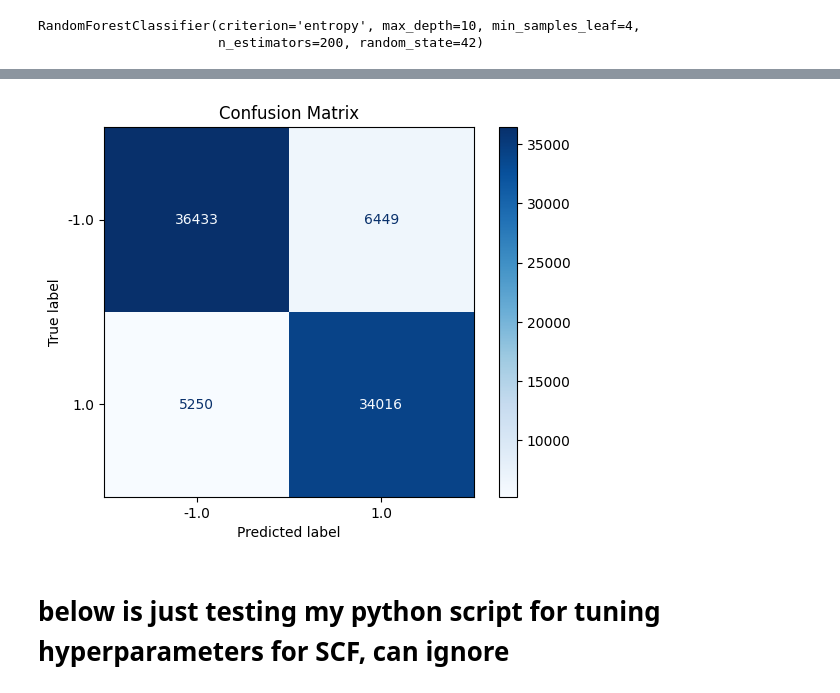
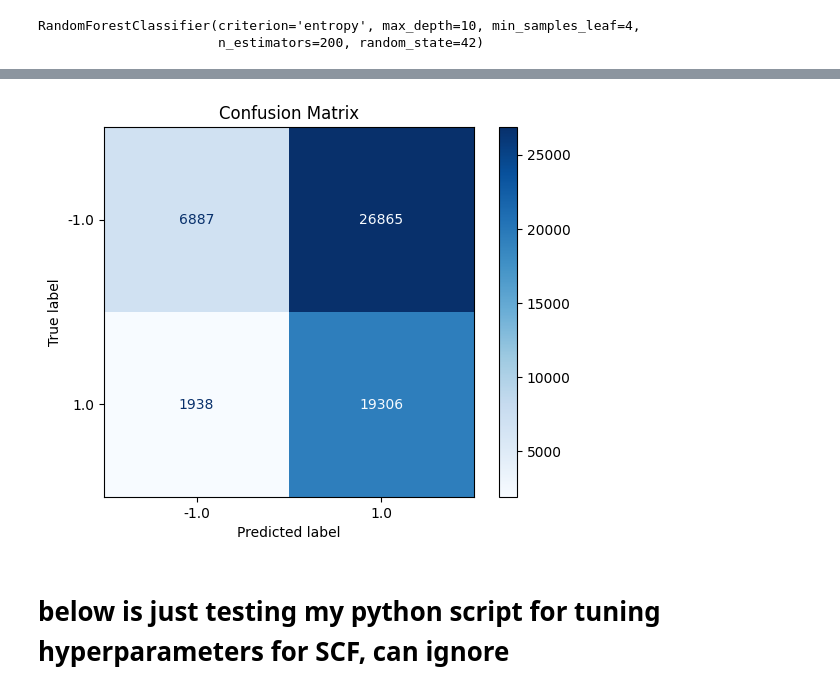
Before and after one commit to CptMgm/stat-215-group, a Jupyter notebook: lab4/code/models/randomforest/randomforest_anqi.ipynb, the cells around one changed output, grey strips where cells are left out. Saved outputs shown, nothing was run; the diff lists cells and outputs as text; code cells hidden in the pictures.

Commit message:
updated random forest code

```diff
--- a/lab4/code/models/randomforest/randomforest_anqi.ipynb
+++ b/lab4/code/models/randomforest/randomforest_anqi.ipynb
@@ -91,9 +89,9 @@ hyper_p_results = pd.read_csv("../../../results/grid_search_results_full_model.c
 # %%
-rf_best_hyper1 = RandomForestClassifier(n_estimators=200, max_depth=10, min_samples_split=2, min_samples_leaf=4, bootstrap=True, criterion='entropy', random_state=42)
+rf_best_hyper = RandomForestClassifier(n_estimators=200, max_depth=10, min_samples_split=2, min_samples_leaf=4, bootstrap=True, criterion='entropy', random_state=42)
 x_combined_train = pd.concat([x_train1, x_validate2])
 y_combined_train = pd.concat([y_train1, y_validate2])
 # %%
-rf_best_hyper1.fit(x_combined_train, y_combined_train)
+rf_best_hyper.fit(x_combined_train, y_combined_train)
 # %% [output]
 RandomForestClassifier(criterion='entropy', max_depth=10, min_samples_leaf=4,
                        n_estimators=200, random_state=42)
@@ -113,6 +124,10 @@ plt.show()
 # %%
 from sklearn.metrics import classification_report
-print(classification_report(validate_on2['expert_label'], rf_best_hyper1.predict(validate_on2.drop(columns=['expert_label']))))
+
+# remove when expert label is zero (remove uncertain data)
+predict_on3 = image_3[image_3['expert_label'] != 0]
+
+print(classification_report(predict_on3['expert_label'], rf_best_hyper.predict(predict_on3.drop(columns=['expert_label', 'x_coor', 'y_coor']))))
 # %% [output]
               precision    recall  f1-score   support
 
@@ -125,15 +178,17 @@ weighted avg       0.86      0.86      0.86     82148
 # %%
 #predict using rf_best_hyper1 on image 2 data
-confusion_matrix1 = confusion_matrix(validate_on2['expert_label'], rf_best_hyper1.predict(validate_on2.drop(columns=['expert_label'])))
+from sklearn.metrics import confusion_matrix, ConfusionMatrixDisplay
+
+confusion_matrix1 = confusion_matrix(predict_on3['expert_label'], rf_best_hyper.predict(predict_on3.drop(columns=['expert_label', 'x_coor', 'y_coor'])))
 confusion_matrix1
 
 # Plot the confusion matrix
-disp = ConfusionMatrixDisplay(confusion_matrix=confusion_matrix1, display_labels=rf_best_hyper1.classes_)
+disp = ConfusionMatrixDisplay(confusion_matrix=confusion_matrix1, display_labels=rf_best_hyper.classes_)
 disp.plot(cmap=plt.cm.Blues)
 plt.title('Confusion Matrix')
 plt.show()
 # %% [output]
-[figure, old version]
+[figure, new version]
 # %% [markdown]
 # below is just testing my python script for tuning hyperparameters for SCF, can ignore
 # %%
```
Also changed, not shown: parts of 14 cells of this notebook.
